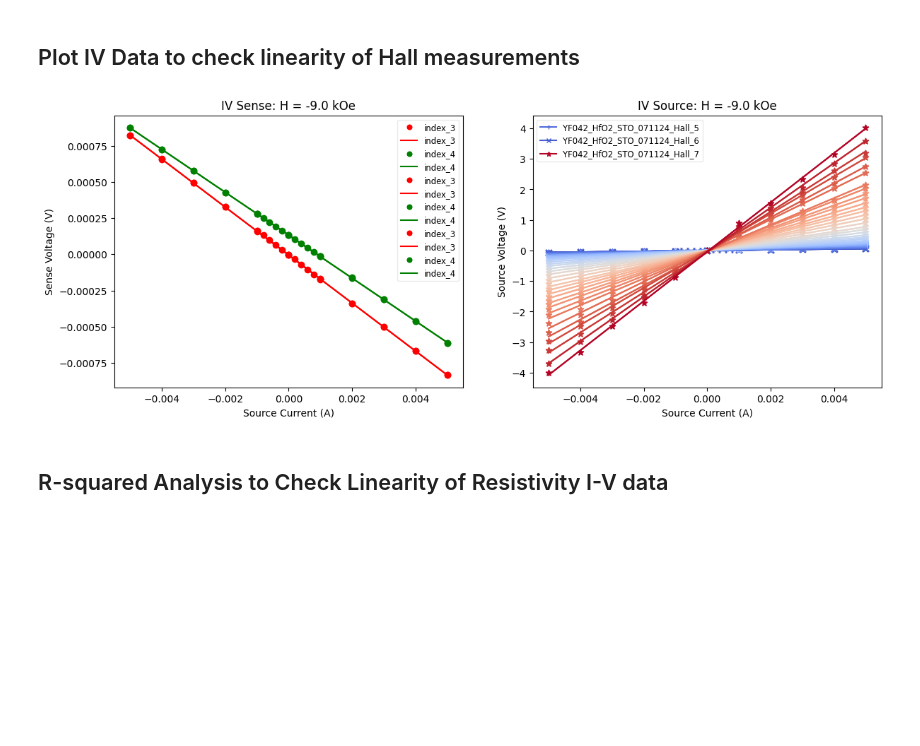
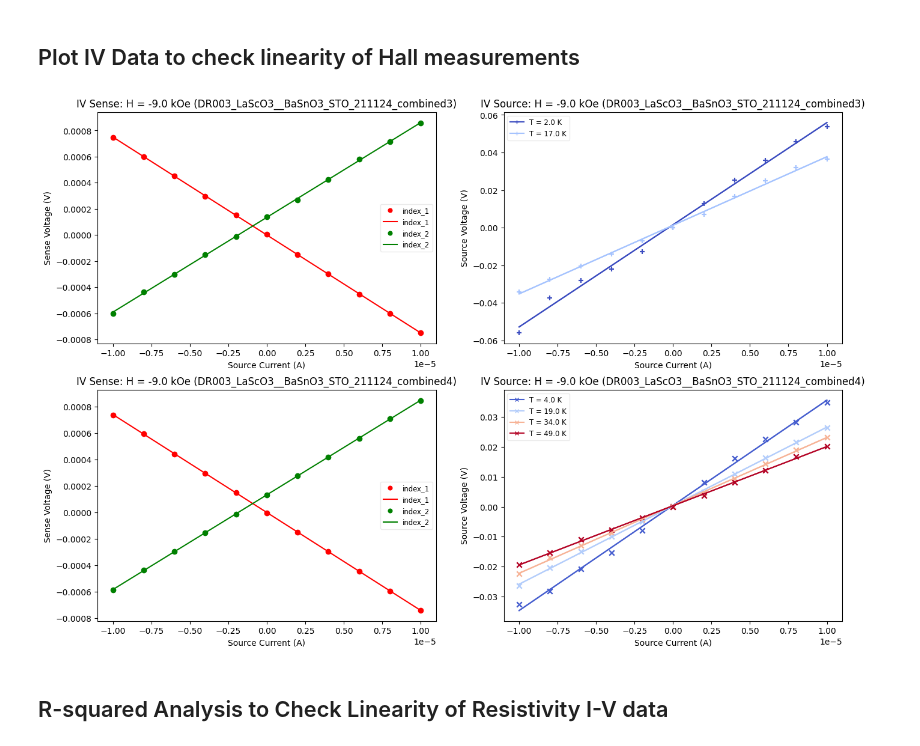
Before and after one commit to hc3413/Electronic_properties_of_thin_films, a Jupyter notebook: Analysis.ipynb, the cells around one changed output. Saved outputs shown, nothing was run; the diff lists cells and outputs as text; code cells hidden in the pictures; blank space fills up the shorter version.

```diff
--- a/Analysis.ipynb
+++ b/Analysis.ipynb
@@ -138,7 +156,7 @@ norm_field = Normalize(vmin=min_field, vmax=max_field)
 
 # Generate colormaps
 cmap_temp = plt.get_cmap('coolwarm')
-cmap_field = plt.get_cmap('plasma')
+cmap_field = plt.get_cmap('coolwarm')
 
 # Example usage: get color for a specific temperature and field value
 temp_value = 300  # Example temperature value
@@ -352,7 +367,7 @@ if filt_kern != 0:
 
 ## Z-score outlier detection
 
-threshold = 1.5  # Z-score threshold for detecting outliers (lower threshold means more points are considered outliers)
+threshold = 0#1.5  # Z-score threshold for detecting outliers (lower threshold means more points are considered outliers)
 if threshold != 0:
     for j, d in enumerate(dat):
         for t_count, t in enumerate(d.ctf[1], start=0):
@@ -436,9 +451,9 @@ if plot_data == True:
 - Now looking at how the Magnetoresitance at a set field strength varies over temperature
 - Displaying this for VDP configuration A, VDP configuration B and the average of the two
 # %%
-fig5 = plt.figure(figsize=(15, 6))
-ax = fig5.add_subplot(121)  # Create two subplots
-ax2 = fig5.add_subplot(122)
+fig7 = plt.figure(figsize=(15, 6))
+ax = fig7.add_subplot(121)  # Create two subplots
+ax2 = fig7.add_subplot(122)
 
 # Generating one set of colors for increasing positive field and one set for decreasing negative field
 # higher field is brighter color in both cases
@@ -482,7 +497,7 @@ ax2.set_title(r'$100 \cdot \frac{\rho_{B} - \rho_{0}}{\rho_{0}}$ vs Temperature'
 # Add a legend outside the plot
 ax2.legend(loc='lower right', fontsize='small', markerscale=0.8, framealpha=0.4)
 
-ax2.set_ylim(-10, 100)
+#ax2.set_ylim(-10, 100)
 #ax2.set_xlim(0, 50)
 
 
@@ -490,5 +505,5 @@ ax2.set_ylim(-10, 100)
 plt.show()
 
 if plot_data == True:
-    fig5.savefig(dat[0].directory.joinpath(f'{dat[0].plot_str}_magnetoresistance_vs_temperature.{fig_format}'), dpi=300, bbox_inches='tight', transparent=plot_transparency)
+    fig7.savefig(dat[0].directory.joinpath(f'{dat[0].plot_str}_magnetoresistance_vs_temperature.{fig_format}'), dpi=300, bbox_inches='tight', transparent=plot_transparency)
 # %% [output]
@@ -541,8 +556,8 @@ if plot_data == True:
 ## Log(R) vs Log(T)
 # %%
 # Create a figure and axis
-fig6 = plt.figure(figsize=(10, 6))
-ax = fig6.add_subplot(111)  # Create a single subplot
+fig9 = plt.figure(figsize=(10, 6))
+ax = fig9.add_subplot(111)  # Create a single subplot
 
 # Loop over the data sets
 for j, d in enumerate(dat):
@@ -580,5 +595,5 @@ ax.legend(loc='best', framealpha=0.4)
 plt.show()
 
 if plot_data == True:
-    fig6.savefig(dat[0].directory.joinpath(f'{dat[0].plot_str}_LogR_vs_LogT.{fig_format}'), dpi=300, bbox_inches='tight', transparent=plot_transparency)
+    fig9.savefig(dat[0].directory.joinpath(f'{dat[0].plot_str}_LogR_vs_LogT.{fig_format}'), dpi=300, bbox_inches='tight', transparent=plot_transparency)
 # %% [output]
@@ -589,54 +604,55 @@ if plot_data == True:
 # %% [markdown]
 ## Plot IV Data to check linearity of Hall measurements
 # %%
-fig0 = plt.figure(figsize=(14, 5))
-gs = fig0.add_gridspec(1, 2)
-ax = fig0.add_subplot(gs[0, 0])
-ax1 = fig0.add_subplot(gs[0, 1])
+fig10 = plt.figure(figsize=(16, 5.5*len(dat)))
+gs = fig10.add_gridspec(len(dat), 2)
+labels = ['index_1', 'index_2']
+color_s = ['r', 'g', 'b', 'm'] # simple four colors for the 4 configurations of vdp
 
-labels = ['index_3', 'index_4', 'index_5', 'index_6']
+for j, d in enumerate(dat):
 
-colors = ['r', 'g', 'b', 'm']
-for j, d in enumerate(dat):
+    ax = fig10.add_subplot(gs[j, 0])
+    ax1 = fig10.add_subplot(gs[j, 1])
+
+    ## Plotting Source(I) vs Sense(V) data
     for i in range(2):
         R_test = linregress(d.data_np[0:d.ctf[3], 2, i], d.data_np[0:d.ctf[3], 4, i])
-        ax.plot(d.data_np[0:d.ctf[3], 2, i], d.data_np[0:d.ctf[3], 4, i], 'o', label=f'{labels[i]}', color=colors[i])
-        ax.plot(d.data_np[0:d.ctf[3], 2, i], R_test.intercept + R_test.slope * d.data_np[0:d.ctf[3], 2, i], color=colors[i], label=f'{labels[i]}')
-ax.legend(loc='best', fontsize='small', markerscale=0.8, framealpha=0.4)
+        ax.plot(d.data_np[0:d.ctf[3], 2, i], d.data_np[0:d.ctf[3], 4, i], 'o', label=f'{labels[i]}', color=color_s[i])
+        ax.plot(d.data_np[0:d.ctf[3], 2, i], R_test.intercept + R_test.slope * d.data_np[0:d.ctf[3], 2, i], color=color_s[i], label=f'{labels[i]}')
+    ax.legend(loc='best', fontsize='small', markerscale=0.8, framealpha=0.4)
 
-# Set labels and title
-ax.set_xlabel('Source Current (A)')
-ax.set_ylabel('Sense Voltage (V)')
-ax.set_title(f'IV Sense: H = {np.round(dat[0].data_np[0, 1, 2],decimals=0)} kOe')
+    # Set labels and title
+    ax.set_xlabel('Source Current (A)')
+    ax.set_ylabel('Sense Voltage (V)')
+    ax.set_title(f'IV Sense: H = {np.round(d.data_np[0, 1, 2],decimals=0)} kOe ({d.filename})')
 
 
-## Plotting the Source IV data
-colors = plt.get_cmap('winter')(np.linspace(0, 1, dat[0].ctf[4]))
-for j, d in enumerate(dat):
-    for t, temp in enumerate(d.ctf[1], start=0):
+    ## Plotting the Source IV data
+    for t in range(d.ctf[4]):
         counter = t*d.ctf[3]*d.ctf[5]
         for i in range(2):
             R_test_2 = linregress(d.data_np[counter:d.ctf[3]+counter, 2, i], d.data_np[counter:d.ctf[3]+counter, 3, i])
-            ax1.scatter(d.data_np[counter:d.ctf[3]+counter, 2, i], d.data_np[counter:d.ctf[3]+counter, 3, i], color=cmap_temp(norm_temp(temp)), marker=mark_p[j])
-            ax1.plot(d.data_np[counter:d.ctf[3]+counter, 2, i], R_test_2.intercept + R_test_2.slope * d.data_np[counter:d.ctf[3]+counter, 2, i], color=cmap_temp(norm_temp(temp)))
+            ax1.scatter(d.data_np[counter:d.ctf[3]+counter, 2, i], d.data_np[counter:d.ctf[3]+counter, 3, i], color=cmap_temp(norm_temp(d.ctf[1][t])), marker=mark_p[j])
+            ax1.plot(d.data_np[counter:d.ctf[3]+counter, 2, i], R_test_2.intercept + R_test_2.slope * d.data_np[counter:d.ctf[3]+counter, 2, i], color=cmap_temp(norm_temp(d.ctf[1][t])))
 
-    # Add a dummy plot for the legend entry
-    ax1.plot([], [], marker = mark_p[j], color = cmap_temp(norm_temp(temp)), label=f'{d.filename}')
+        # Add a dummy plot for the legend entry
+        ax1.plot([], [], marker = mark_p[j], color=cmap_temp(norm_temp(d.ctf[1][t])), label=f'T = {d.ctf[1][t]} K')
 
+        ax1.legend(loc='best', fontsize='small', markerscale=0.8, framealpha=0.4)
 
-    ax1.legend(loc='best', fontsize='small', markerscale=0.8, framealpha=0.4)
+    # Set labels and title
+    ax1.set_xlabel('Source Current (A)')
+    ax1.set_ylabel('Source Voltage (V)')
+    ax1.set_title(f'IV Source: H = {np.round(d.data_np[0, 1, 2],decimals=0)} kOe ({d.filename})')
 
-# Set labels and title
-ax1.set_xlabel('Source Current (A)')
-ax1.set_ylabel('Source Voltage (V)')
-ax1.set_title(f'IV Source: H = {np.round(dat[0].data_np[0, 1, 2],decimals=0)} kOe')
+#ax.set_ylim(-0.00005,0.0000)
 
 plt.show()
 
 if plot_data == True:
-    fig0.savefig(dat[0].directory.joinpath(f'{dat[0].plot_str}_IV_resistivity.{fig_format}'), dpi=300, bbox_inches='tight', transparent=plot_transparency)
+    fig10.savefig(dat[0].directory.joinpath(f'{dat[0].plot_str}_IV_resistivity.{fig_format}'), dpi=300, bbox_inches='tight', transparent=plot_transparency)
 # %% [output]
-[figure, old version]
+[figure, new version]
 # %% [markdown]
 ## R-squared Analysis to Check Linearity of Resistivity I-V data
 # %%
```
Also changed, not shown: parts of 25 cells of this notebook, 14 other files.
